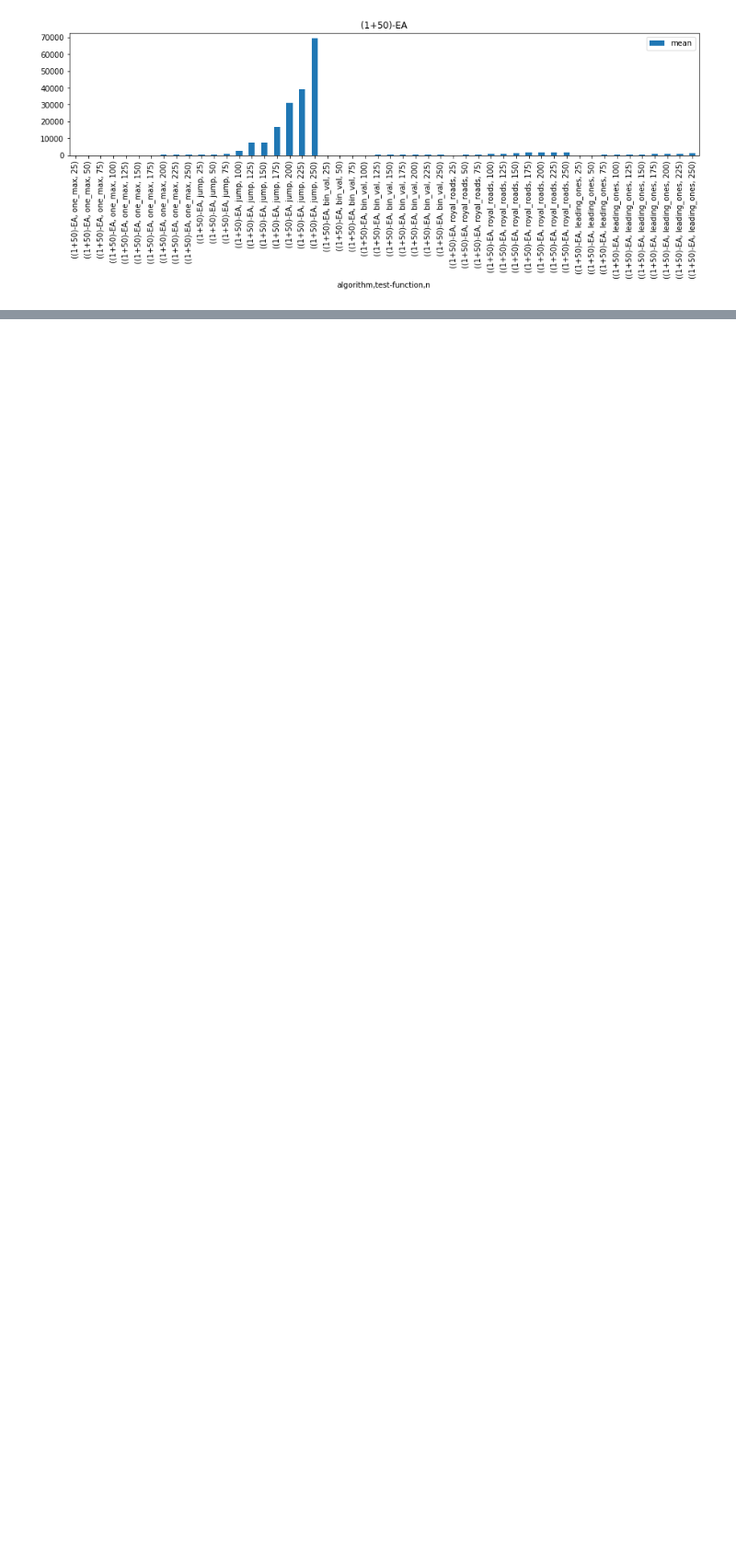
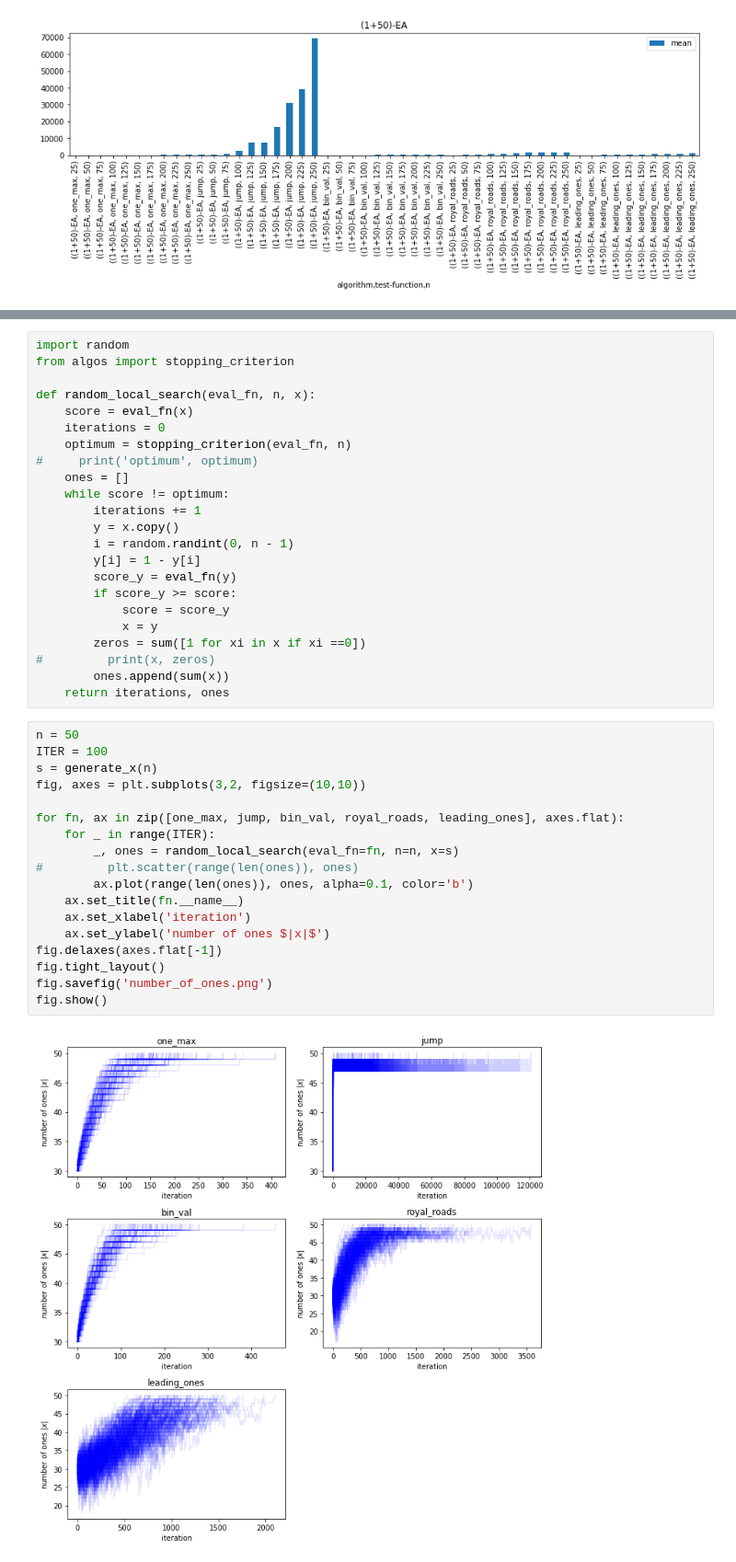
Before and after one commit to lawben/nature17, a Jupyter notebook: project1/analysis.ipynb, the cells around one changed output, grey strips where cells are left out. Shown at 92% size. Saved outputs shown, nothing was run; the diff lists cells and outputs as text; blank space fills up the shorter version.

```diff
--- a/project1/analysis.ipynb
+++ b/project1/analysis.ipynb
@@ -58,0 +131,43 @@ for algo_name in algos:
+# %%
+import random
+from algos import stopping_criterion
+
+def random_local_search(eval_fn, n, x):
+    score = eval_fn(x)
+    iterations = 0
+    optimum = stopping_criterion(eval_fn, n)
+#     print('optimum', optimum)
+    ones = []
+    while score != optimum:
+        iterations += 1
+        y = x.copy()
+        i = random.randint(0, n - 1)
+        y[i] = 1 - y[i]
+        score_y = eval_fn(y)
+        if score_y >= score:
+            score = score_y
+            x = y
+        zeros = sum([1 for xi in x if xi ==0])
+#         print(x, zeros)
+        ones.append(sum(x))
+    return iterations, ones
+# %%
+n = 50
+ITER = 100
+s = generate_x(n)
+fig, axes = plt.subplots(3,2, figsize=(10,10))
+
+for fn, ax in zip([one_max, jump, bin_val, royal_roads, leading_ones], axes.flat):
+    for _ in range(ITER):
+        _, ones = random_local_search(eval_fn=fn, n=n, x=s)
+#         plt.scatter(range(len(ones)), ones)
+        ax.plot(range(len(ones)), ones, alpha=0.1, color='b')
+    ax.set_title(fn.__name__)
+    ax.set_xlabel('iteration')
+    ax.set_ylabel('number of ones $|x|$')
+fig.delaxes(axes.flat[-1])
+fig.tight_layout()
+fig.savefig('number_of_ones.png')
+fig.show()
+# %% [output]
+[figure, added]
```
Also changed, not shown: parts of 10 cells of this notebook, 1 other file.
